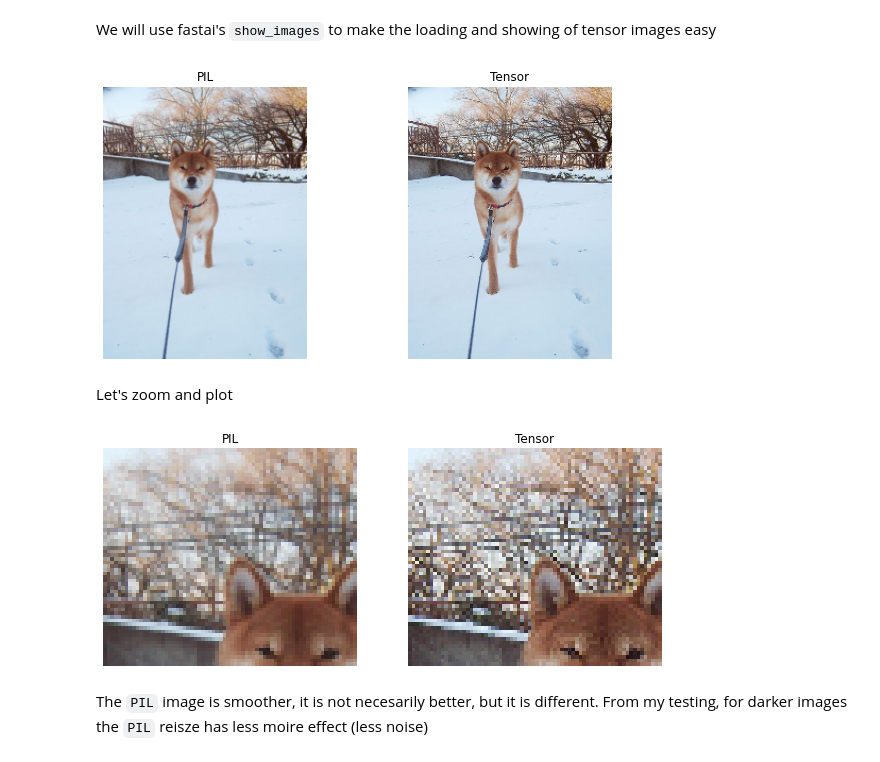
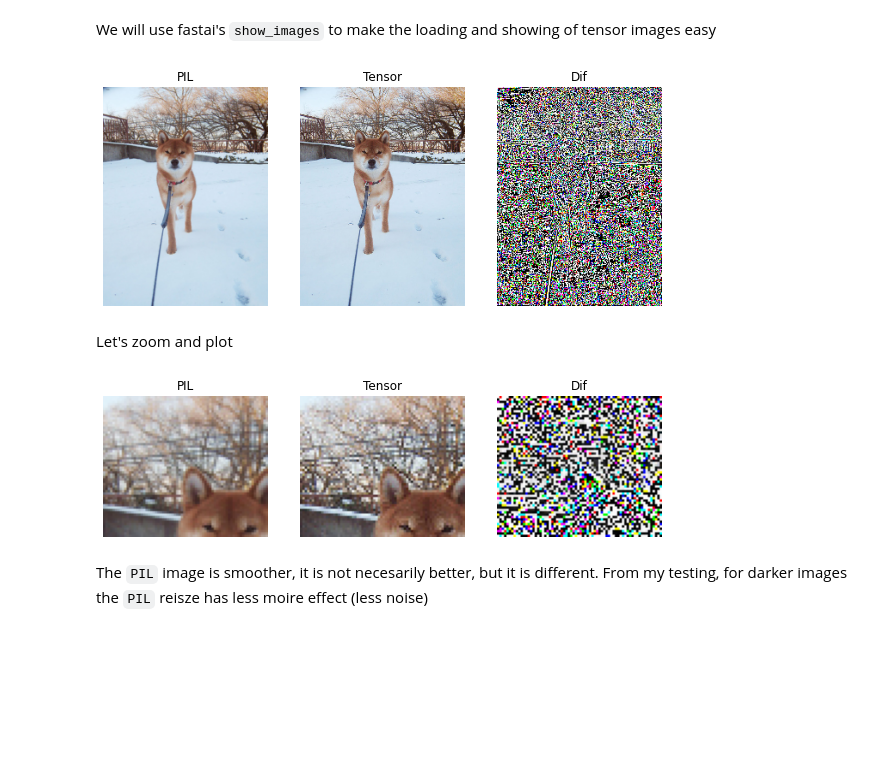
Before and after one commit to tcapelle/capeblog, a Jupyter notebook: _notebooks/2021-02-26-image_resizing.ipynb, the cells around one changed output. Saved outputs shown, nothing was run; the diff lists cells and outputs as text; code cells hidden in the pictures; blank space fills up the shorter version.

Commit message:
add diference plots

```diff
--- a/_notebooks/2021-02-26-image_resizing.ipynb
+++ b/_notebooks/2021-02-26-image_resizing.ipynb
@@ -192,15 +192,16 @@ res_pil_img = image2tensor(resize(pil_img))
 
 tensor_img = read_image(str(fname))
 res_tensor_img = resize(tensor_img)
+diference = (res_tensor_img - res_pil_img).abs()
 # %%
-show_images([res_pil_img, res_tensor_img], figsize=(10,5), titles=['PIL', 'Tensor'])
+show_images([res_pil_img, res_tensor_img, diference], figsize=(10,5), titles=['PIL', 'Tensor', 'Dif'])
 # %% [output]
-[figure, old version]
+[figure, new version]
 # %% [markdown]
 Let's zoom and plot
 # %%
-show_images([res_pil_img[:,20:80, 30:100], res_tensor_img[:,20:80, 30:100]], figsize=(10,5), titles=['PIL', 'Tensor'])
+show_images([res_pil_img[:,20:80, 30:100], res_tensor_img[:,20:80, 30:100], diference[:,20:80, 30:100]], figsize=(10,5), titles=['PIL', 'Tensor', 'Dif'])
 # %% [output]
-[figure, old version]
+[figure, new version]
 # %% [markdown]
 The `PIL` image is smoother, it is not necesarily better, but it is different. From my testing, for darker images the `PIL` reisze has less moire effect (less noise)
```
Also changed, not shown: parts of 1 cell of this notebook.
